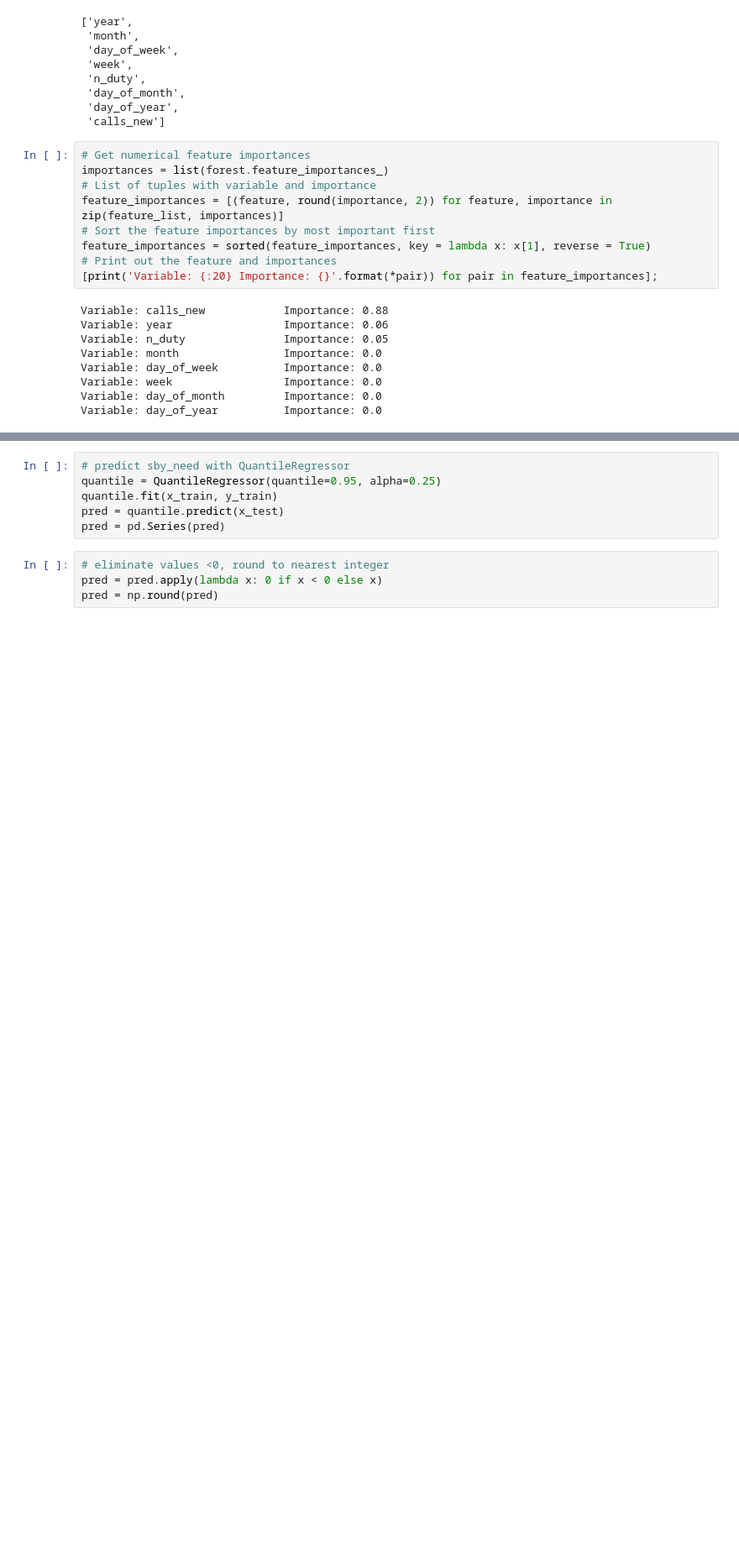
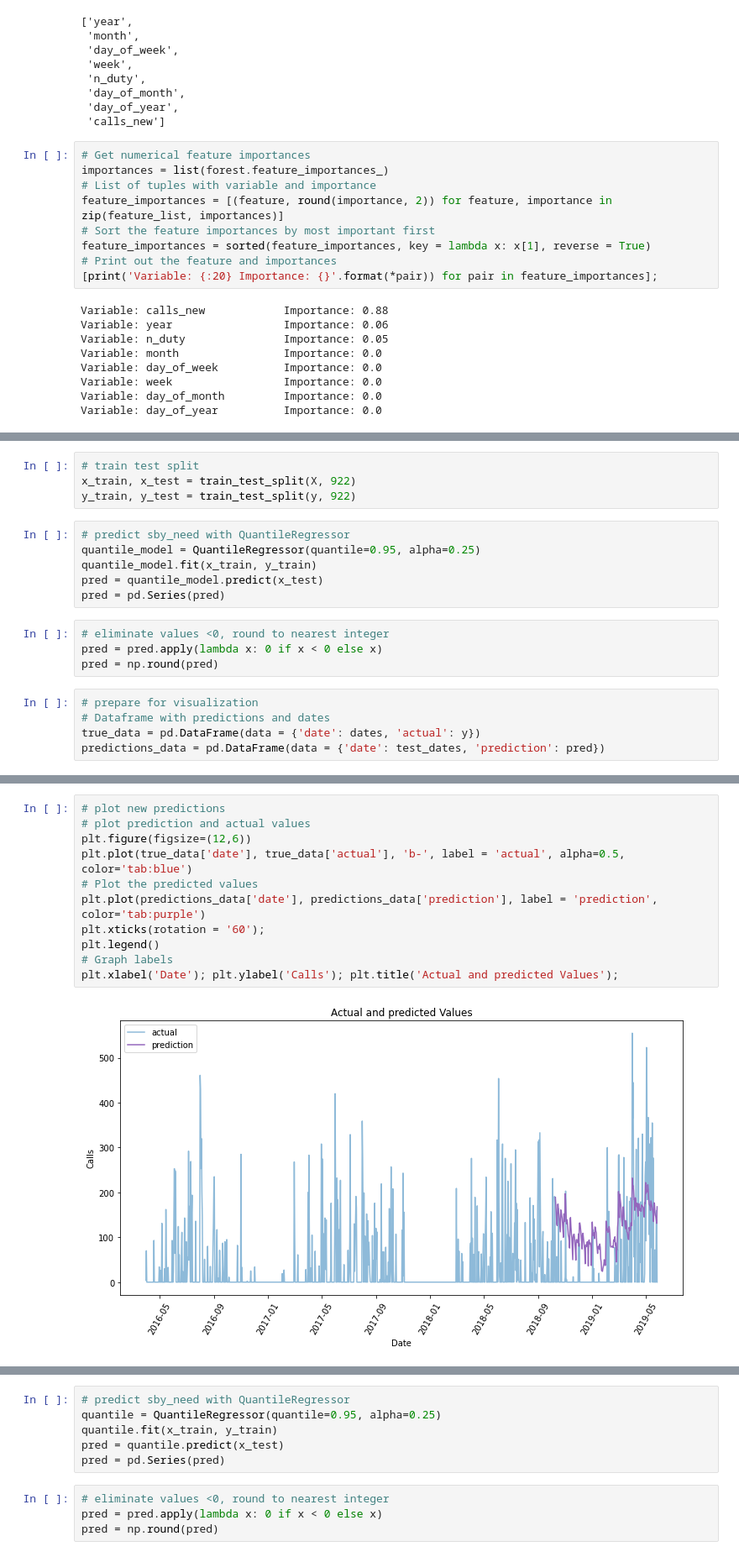
Before and after one commit to PandaKata/standby_duty_forecasting, a Jupyter notebook: notebooks/model_final.ipynb, the cells around one changed output, grey strips where cells are left out. Shown at 84% size. Cells and saved outputs as stored; diff of their text form; blank space fills up the shorter version.

```diff
--- a/notebooks/model_final.ipynb
+++ b/notebooks/model_final.ipynb
@@ -386,0 +349,19 @@ Variable: day_of_year          Importance: 0.0
+# %%
+# train test split
+x_train, x_test = train_test_split(X, 922)
+y_train, y_test = train_test_split(y, 922)
+# %%
+# predict sby_need with QuantileRegressor
+quantile_model = QuantileRegressor(quantile=0.95, alpha=0.25)
+quantile_model.fit(x_train, y_train)
+pred = quantile_model.predict(x_test)
+pred = pd.Series(pred)
+# %%
+# eliminate values <0, round to nearest integer
+pred = pred.apply(lambda x: 0 if x < 0 else x)
+pred = np.round(pred)
+# %%
+# prepare for visualization
+# Dataframe with predictions and dates
+true_data = pd.DataFrame(data = {'date': dates, 'actual': y})
+predictions_data = pd.DataFrame(data = {'date': test_dates, 'prediction': pred})
@@ -386,0 +376,13 @@ Variable: day_of_year          Importance: 0.0
+# %%
+# plot new predictions
+# plot prediction and actual values
+plt.figure(figsize=(12,6))
+plt.plot(true_data['date'], true_data['actual'], 'b-', label = 'actual', alpha=0.5, color='tab:blue')
+# Plot the predicted values
+plt.plot(predictions_data['date'], predictions_data['prediction'], label = 'prediction', color='tab:purple')
+plt.xticks(rotation = '60');
+plt.legend()
+# Graph labels
+plt.xlabel('Date'); plt.ylabel('Calls'); plt.title('Actual and predicted Values');
+# %% [output]
+[figure, added]
```
Also changed, not shown: parts of 32 cells of this notebook.
